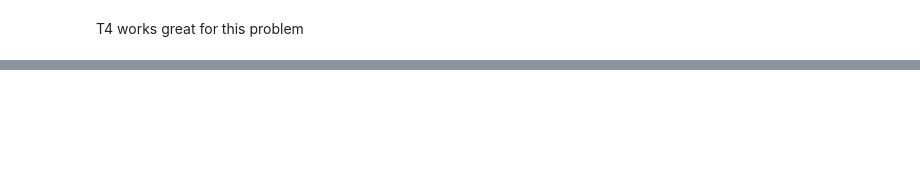
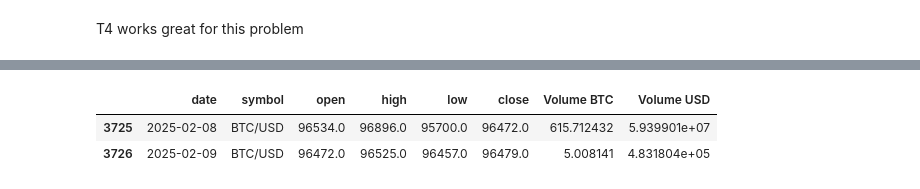
Before and after one commit to cibic89/btc_forecast, a Jupyter notebook: btc_forecast.ipynb, the cells around one changed output, grey strips where cells are left out. Saved outputs shown, nothing was run; the diff lists cells and outputs as text; code cells hidden in the pictures; blank space fills up the shorter version.

```diff
--- a/btc_forecast.ipynb
+++ b/btc_forecast.ipynb
@@ -46,7 +64,11 @@ except OSError:
 # base_dir = 'drive/MyDrive/code_projects/btc_forecast/'
 # %%
 df = pd.read_csv('drive/MyDrive/code_projects/btc_forecast/Bitstamp_BTCUSD_d.csv', skiprows=1, parse_dates=["date"])
-df = df.sort_values('date').drop(columns=["unix"]).reset_index(drop=True).iloc[:-1]
+df = df.sort_values('date').drop(columns=["unix"]).reset_index(drop=True)
 df.tail(2)
+# %% [output]
+|  | date | symbol | open | high | low | close | Volume BTC | Volume USD |
+| 3725 | 2025-02-08 | BTC/USD | 96534.0 | 96896.0 | 95700.0 | 96472.0 | 615.712432 | 5.939901e+07 |
+| 3726 | 2025-02-09 | BTC/USD | 96472.0 | 96525.0 | 96457.0 | 96479.0 | 5.008141 | 4.831804e+05 |
 # %%
 df.dtypes, df.shape
```
Also changed, not shown: parts of 7 cells of this notebook.
